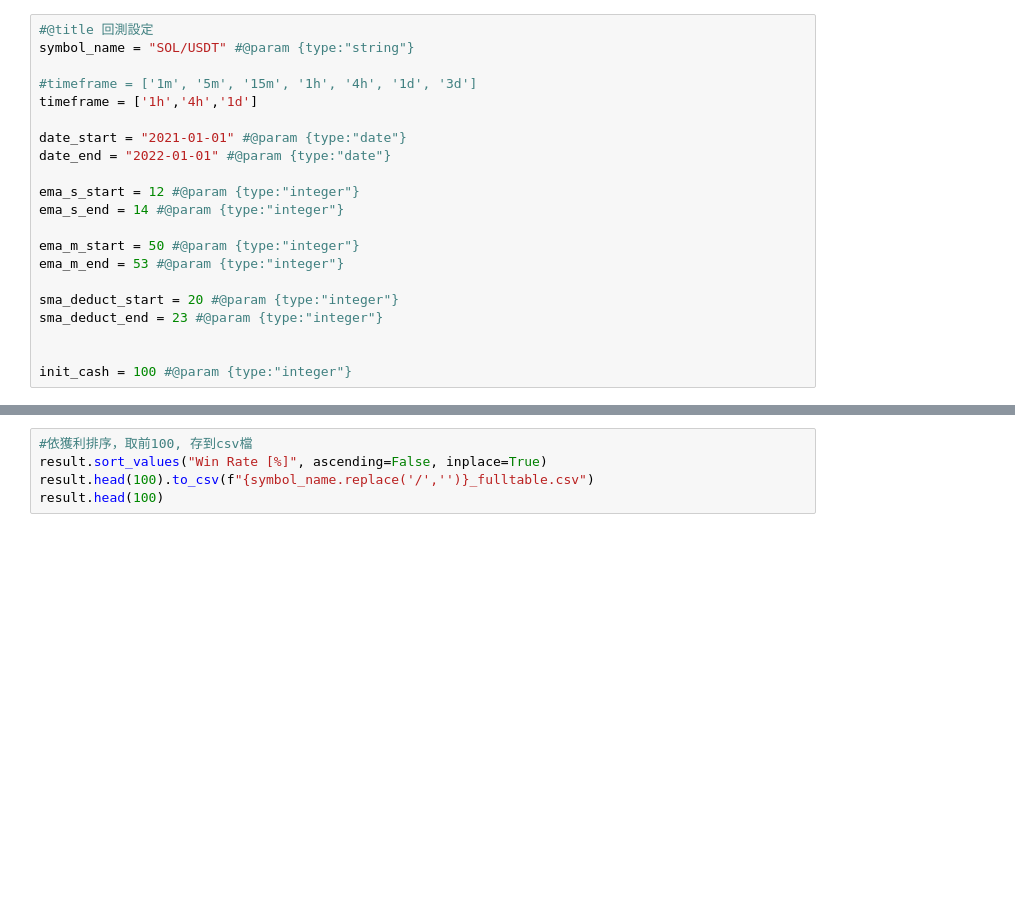
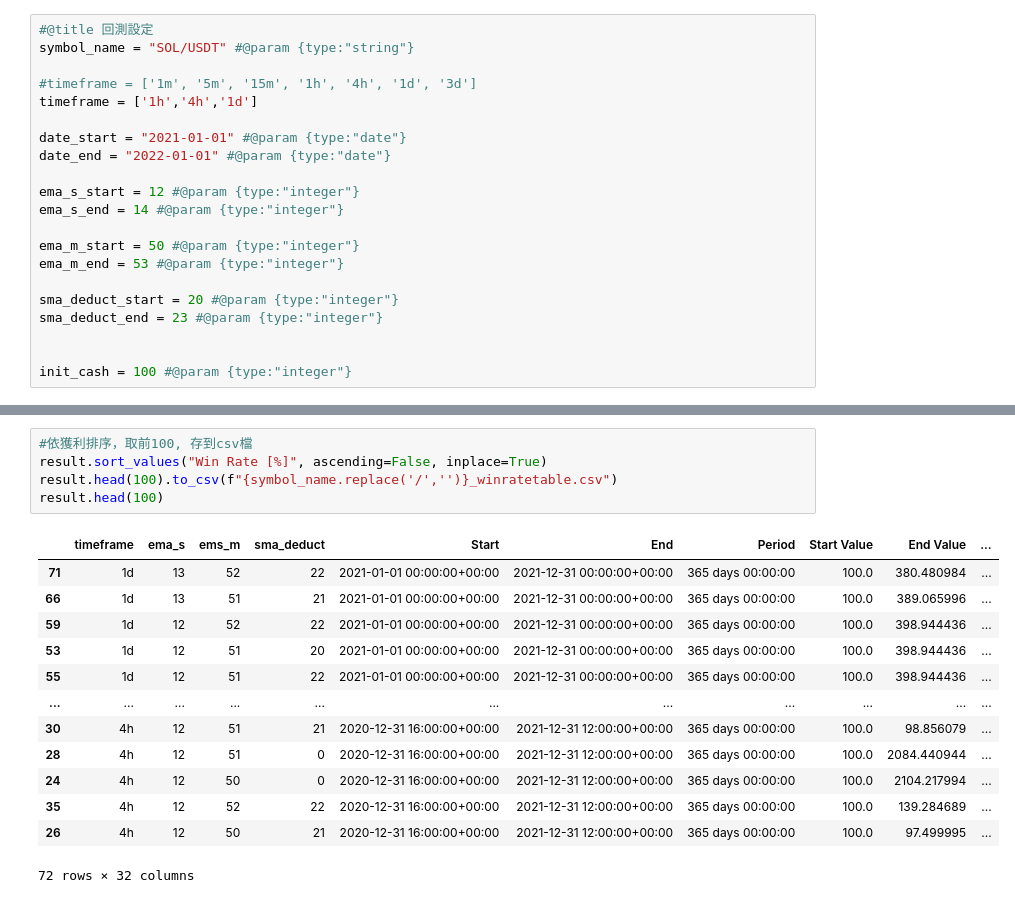
Before and after one commit to neoxlarge/GoldenCross, a Jupyter notebook: vectorbt_optimal.ipynb, the cells around one changed output, grey strips where cells are left out. Drawn from its saved outputs; the diff is of its cells as text; blank space fills up the shorter version.

```diff
--- a/vectorbt_optimal.ipynb
+++ b/vectorbt_optimal.ipynb
@@ -124,5 +159,19 @@ result.head(100)
 # %%
 #依獲利排序，取前100, 存到csv檔
 result.sort_values("Win Rate [%]", ascending=False, inplace=True)
-result.head(100).to_csv(f"{symbol_name.replace('/','')}_fulltable.csv")
+result.head(100).to_csv(f"{symbol_name.replace('/','')}_winratetable.csv")
 result.head(100)
+# %% [output]
+|  | timeframe | ema_s | ems_m | sma_deduct | Start | End | Period | Start Value | End Value | ... |
+| 71 | 1d | 13 | 52 | 22 | 2021-01-01 00:00:00+00:00 | 2021-12-31 00:00:00+00:00 | 365 days 00:00:00 | 100.0 | 380.480984 | ... |
+| 66 | 1d | 13 | 51 | 21 | 2021-01-01 00:00:00+00:00 | 2021-12-31 00:00:00+00:00 | 365 days 00:00:00 | 100.0 | 389.065996 | ... |
+| 59 | 1d | 12 | 52 | 22 | 2021-01-01 00:00:00+00:00 | 2021-12-31 00:00:00+00:00 | 365 days 00:00:00 | 100.0 | 398.944436 | ... |
+| 53 | 1d | 12 | 51 | 20 | 2021-01-01 00:00:00+00:00 | 2021-12-31 00:00:00+00:00 | 365 days 00:00:00 | 100.0 | 398.944436 | ... |
+| 55 | 1d | 12 | 51 | 22 | 2021-01-01 00:00:00+00:00 | 2021-12-31 00:00:00+00:00 | 365 days 00:00:00 | 100.0 | 398.944436 | ... |
+| ... | ... | ... | ... | ... | ... | ... | ... | ... | ... | ... |
+| 30 | 4h | 12 | 51 | 21 | 2020-12-31 16:00:00+00:00 | 2021-12-31 12:00:00+00:00 | 365 days 00:00:00 | 100.0 | 98.856079 | ... |
+| 28 | 4h | 12 | 51 | 0 | 2020-12-31 16:00:00+00:00 | 2021-12-31 12:00:00+00:00 | 365 days 00:00:00 | 100.0 | 2084.440944 | ... |
+| 24 | 4h | 12 | 50 | 0 | 2020-12-31 16:00:00+00:00 | 2021-12-31 12:00:00+00:00 | 365 days 00:00:00 | 100.0 | 2104.217994 | ... |
+| 35 | 4h | 12 | 52 | 22 | 2020-12-31 16:00:00+00:00 | 2021-12-31 12:00:00+00:00 | 365 days 00:00:00 | 100.0 | 139.284689 | ... |
+| 26 | 4h | 12 | 50 | 21 | 2020-12-31 16:00:00+00:00 | 2021-12-31 12:00:00+00:00 | 365 days 00:00:00 | 100.0 | 97.499995 | ... |
+72 rows × 32 columns
```
Also changed, not shown: parts of 3 cells of this notebook, 1 other file.
